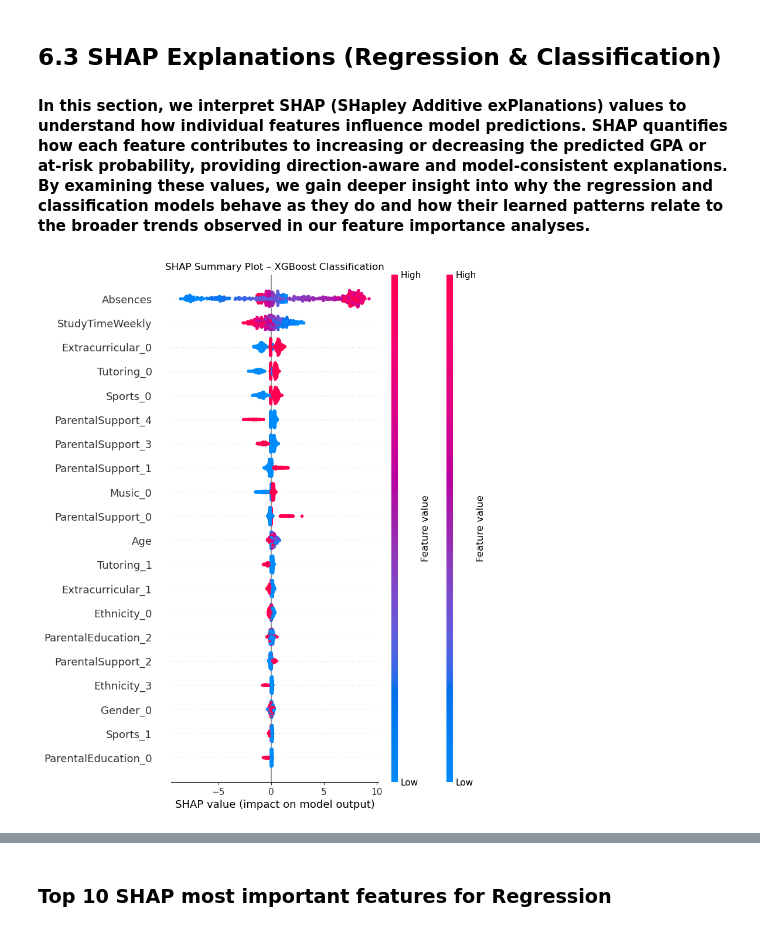
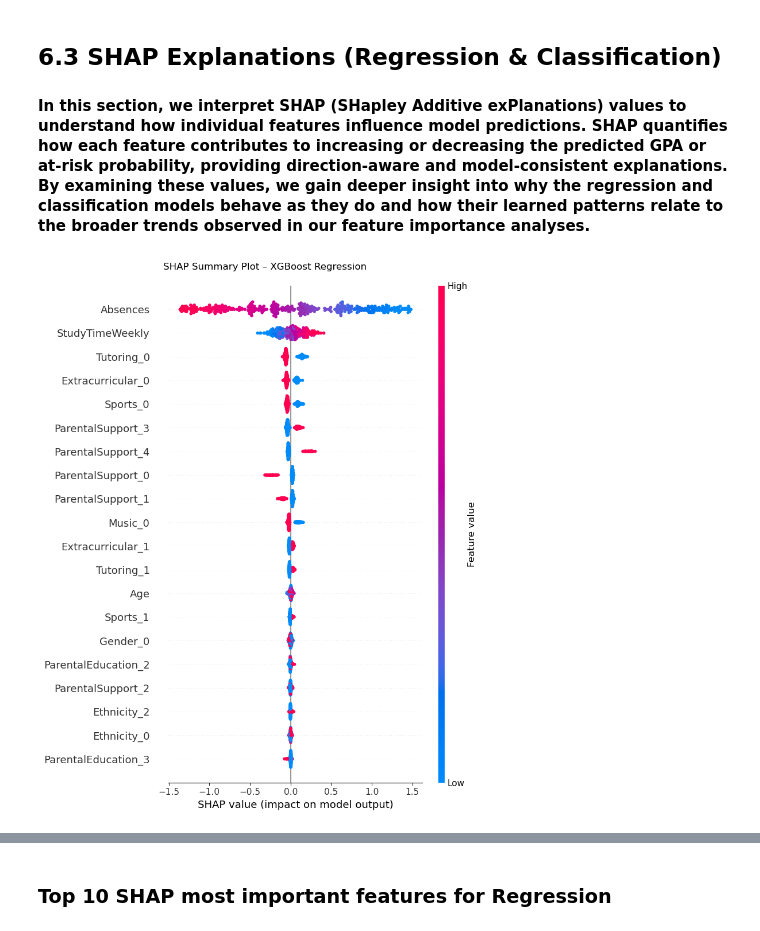
Before and after one commit to iampaulanca/USD-AAI-501-Group-3, a Jupyter notebook: Bryan/brys_notebook_v3.ipynb, the cells around one changed output, grey strips where cells are left out. Drawn from its saved outputs; the diff is of its cells as text; code cells hidden in the pictures.

Commit message:
shap split

```diff
--- a/Bryan/brys_notebook_v3.ipynb
+++ b/Bryan/brys_notebook_v3.ipynb
@@ -1196,51 +1196,24 @@ plt.show()
 # %%
 # Extract feature names after one-hot encoding
 ohe = rf_reg_model.named_steps["preprocess"].named_transformers_["cat"]
 encoded_cat_cols = ohe.get_feature_names_out(categorical_cols)
 all_feature_names = np.concatenate([numeric_features, encoded_cat_cols])
 
 # ---- Regression SHAP ----
-# Extract trained XGBoost model from pipeline
 xgb_reg = xgb_reg_model.named_steps["model"]
-
-# Transform test data using the preprocessing pipeline
 X_test_reg_transformed = xgb_reg_model.named_steps["preprocess"].transform(X_test_reg)
 
-# SHAP explainer and values
 explainer_reg = shap.TreeExplainer(xgb_reg)
 shap_values_reg = explainer_reg.shap_values(X_test_reg_transformed)
 
-# Summary plot for regression
+plt.figure()
 shap.summary_plot(
     shap_values_reg,
     X_test_reg_transformed,
     feature_names=all_feature_names,
     show=False
 )
-
-# ---- Classification SHAP ----
-# Extract trained XGBoost classifier
-xgb_clf = xgb_clf_model.named_steps["model"]
-
-# Transform classification test data
-X_test_clf_transformed = xgb_clf_model.named_steps["preprocess"].transform(X_test_clf)
-
-# SHAP explainer and values for classification
-explainer_clf = shap.TreeExplainer(xgb_clf)
-shap_values_clf = explainer_clf.shap_values(X_test_clf_transformed)
-
-# Summary plot for classification (positive class if needed)
-# shap_values_clf might be a list for binary classification, so select the positive class if required
-sv_clf = shap_values_clf[1] if isinstance(shap_values_clf, list) else shap_values_clf
-
-
-shap.summary_plot(
-    sv_clf,
-    X_test_clf_transformed,
-    feature_names=all_feature_names,
-    show=False
-)
-plt.title("SHAP Summary Plot – XGBoost Classification")
+plt.suptitle("SHAP Summary Plot – XGBoost Regression", y=1.02)
 plt.show()
 # %% [output]
-[figure, old version]
+[figure, new version]
```
Also changed, not shown: parts of 2 cells of this notebook.
